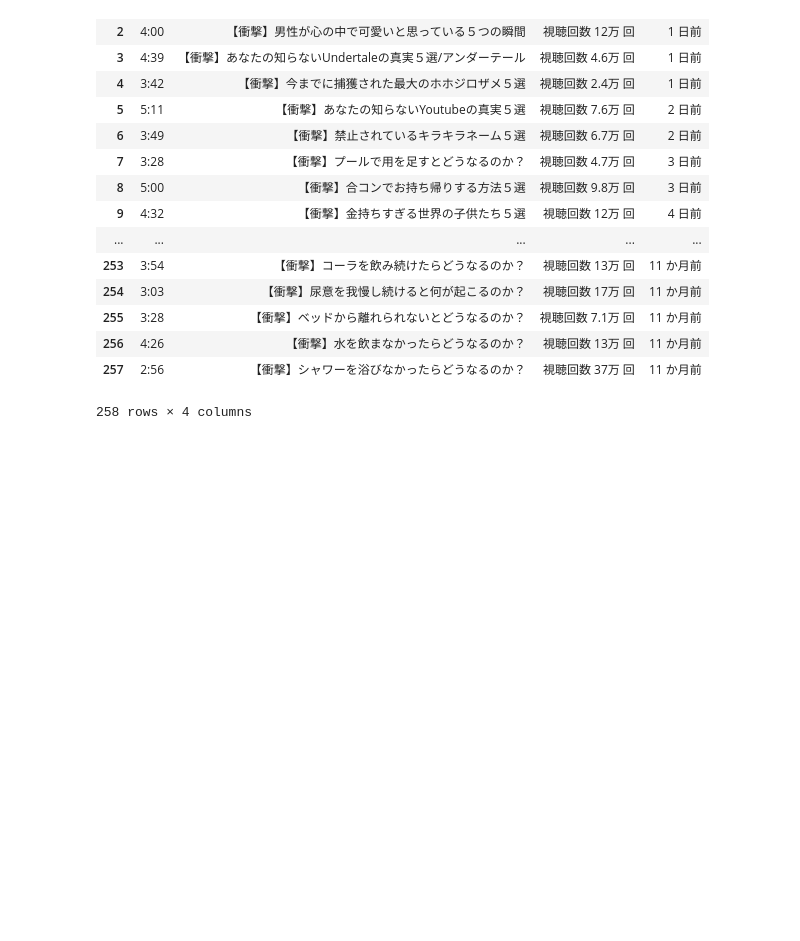
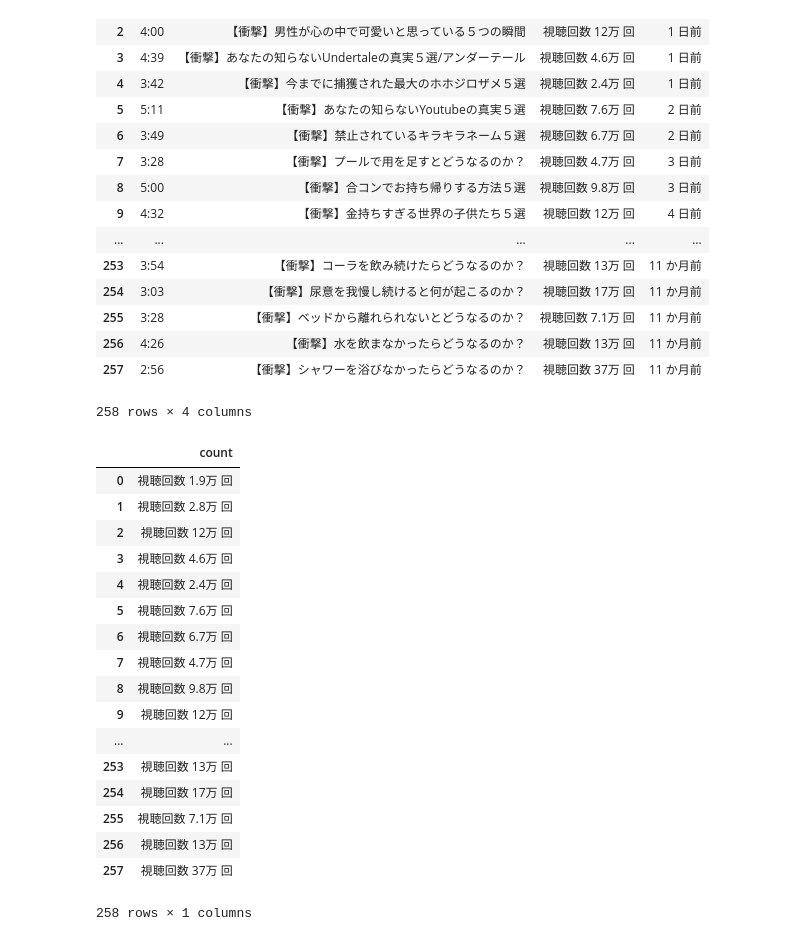
Before and after one commit to ksknkmr/youtube_data, a Jupyter notebook: ferme2.ipynb, the cells around one changed output. Drawn from its saved outputs; the diff is of its cells as text; code cells hidden in the pictures; blank space fills up the shorter version.

```diff
--- a/ferme2.ipynb
+++ b/ferme2.ipynb
@@ -77,14 +77,35 @@ pd
 # %%
 newCount = pd["count"].str.replace("視聴回数","")
 newCount = newCount.str.replace("回","")
 #
 
 boolCount = newCount.str.contains("万")
+tCount = pd.T[2:3]
 
-
+dcount = dcount.query('count.str.contains("視聴回数")', engine='python')
+dcount
 #for i in range(len(boolCount)):
 #    if boolCount[i] == True:
 #        newCount[i] = newCount.str.replace("万","")
 #        newCount[i] = float(newCount[i])*10000
 #    else:
 #        newCount[i] = float(newCount[i])
+# %% [output]
+|  | count |
+| 0 | 視聴回数 1.9万 回 |
+| 1 | 視聴回数 2.8万 回 |
+| 2 | 視聴回数 12万 回 |
+| 3 | 視聴回数 4.6万 回 |
+| 4 | 視聴回数 2.4万 回 |
+| 5 | 視聴回数 7.6万 回 |
+| 6 | 視聴回数 6.7万 回 |
+| 7 | 視聴回数 4.7万 回 |
+| 8 | 視聴回数 9.8万 回 |
+| 9 | 視聴回数 12万 回 |
+| ... | ... |
+| 253 | 視聴回数 13万 回 |
+| 254 | 視聴回数 17万 回 |
+| 255 | 視聴回数 7.1万 回 |
+| 256 | 視聴回数 13万 回 |
+| 257 | 視聴回数 37万 回 |
+258 rows × 1 columns
```
